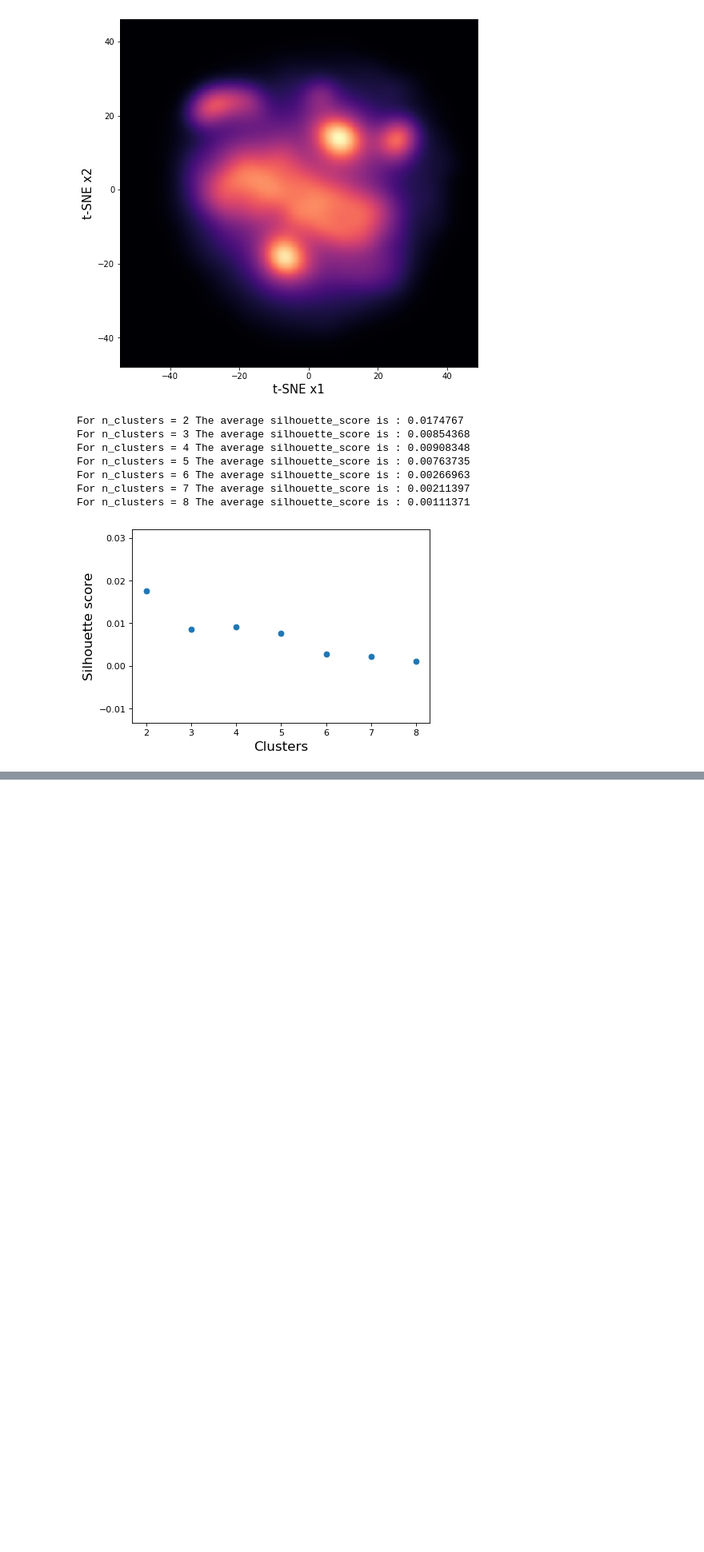
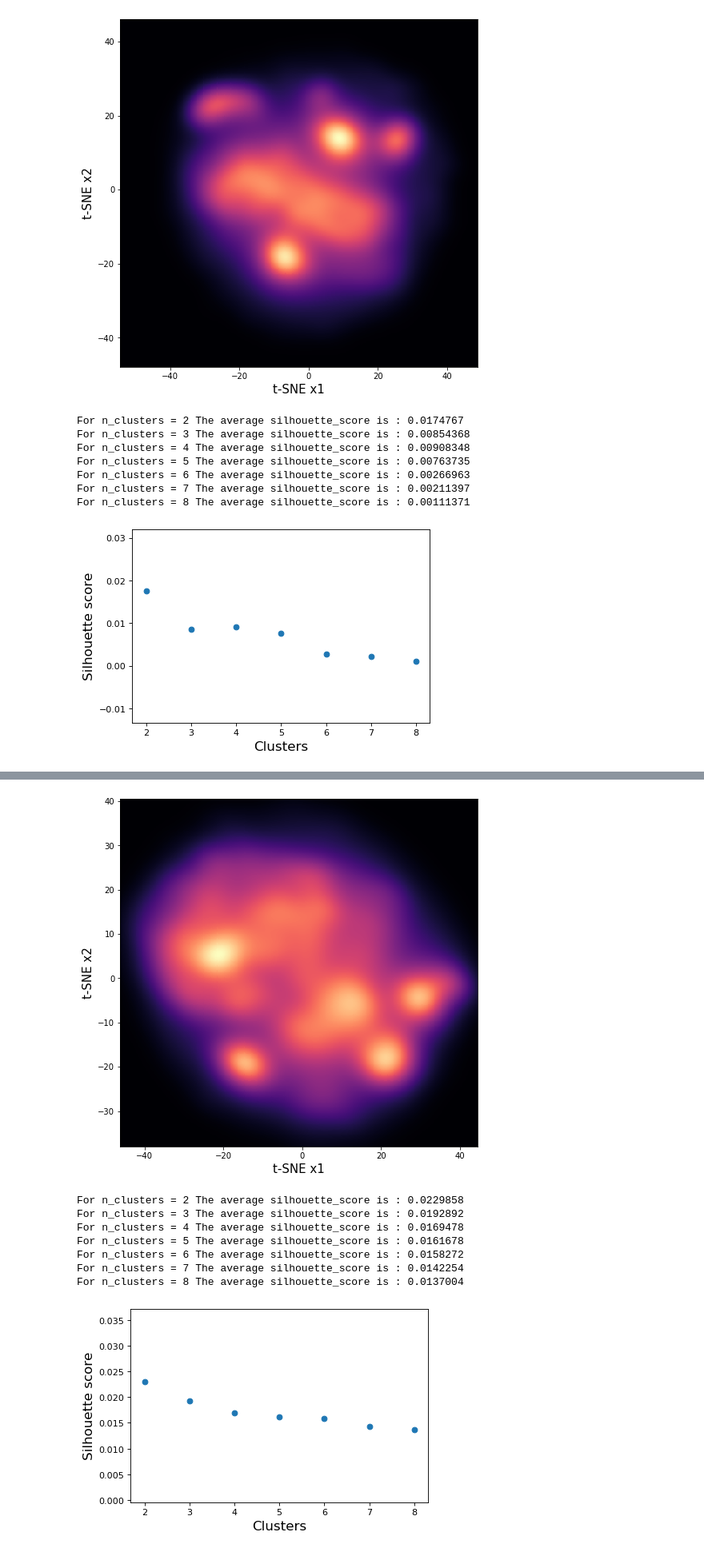
Before and after one commit to llayer/StromboliWF, a Jupyter notebook: cluster.ipynb, the cells around one changed output, grey strips where cells are left out. Shown at 80% size. Cells and saved outputs as stored; diff of their text form; code cells hidden in the pictures; blank space fills up the shorter version.

```diff
--- a/cluster.ipynb
+++ b/cluster.ipynb
@@ -368,0 +421,12 @@ For n_clusters = 8 The average silhouette_score is : 0.0117573
+# %%
+score_lstm12 = plot_lstm(dims[2])
+# %% [output]
+[figure, added]
+For n_clusters = 2 The average silhouette_score is : 0.0229858
+For n_clusters = 3 The average silhouette_score is : 0.0192892
+For n_clusters = 4 The average silhouette_score is : 0.0169478
+For n_clusters = 5 The average silhouette_score is : 0.0161678
+For n_clusters = 6 The average silhouette_score is : 0.0158272
+For n_clusters = 7 The average silhouette_score is : 0.0142254
+For n_clusters = 8 The average silhouette_score is : 0.0137004
+[figure, added]
```
Also changed, not shown: parts of 12 cells of this notebook.
